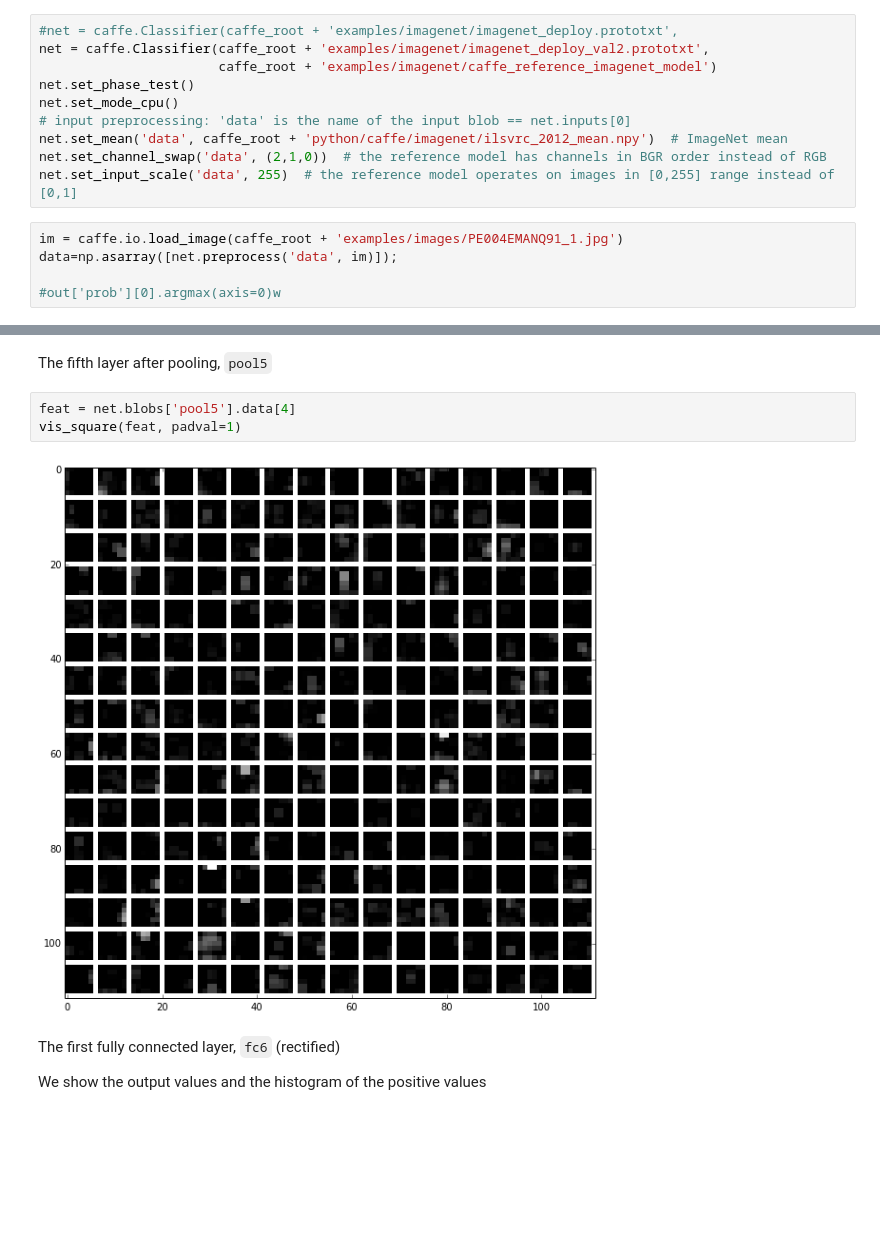
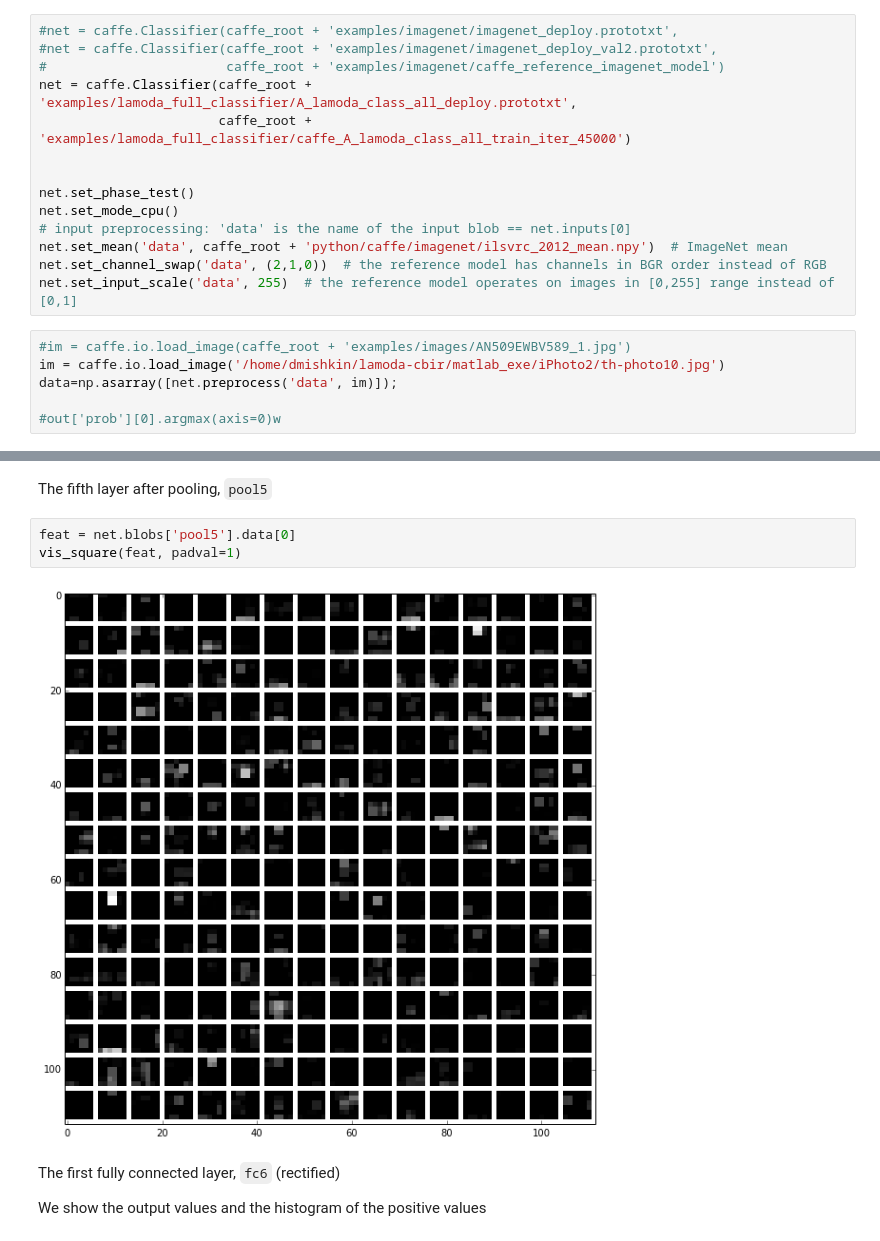
Before and after one commit to yshean/caffe, a Jupyter notebook: examples/filter_visualization.ipynb, the cells around one changed output, grey strips where cells are left out. Cells and saved outputs as stored; diff of their text form; blank space fills up the shorter version.

```diff
--- a/examples/filter_visualization.ipynb
+++ b/examples/filter_visualization.ipynb
@@ -23,8 +46,12 @@ plt.rcParams['image.cmap'] = 'gray'
 Follow the [instructions](http://caffe.berkeleyvision.org/getting_pretrained_models.html) for getting the pretrained models, load the net, specify test phase and CPU mode, and configure input preprocessing.
 # %%
 #net = caffe.Classifier(caffe_root + 'examples/imagenet/imagenet_deploy.prototxt',
-net = caffe.Classifier(caffe_root + 'examples/imagenet/imagenet_deploy_val2.prototxt',
-                       caffe_root + 'examples/imagenet/caffe_reference_imagenet_model')
+#net = caffe.Classifier(caffe_root + 'examples/imagenet/imagenet_deploy_val2.prototxt',
+#                       caffe_root + 'examples/imagenet/caffe_reference_imagenet_model')
+net = caffe.Classifier(caffe_root + 'examples/lamoda_full_classifier/A_lamoda_class_all_deploy.prototxt',
+                       caffe_root + 'examples/lamoda_full_classifier/caffe_A_lamoda_class_all_train_iter_45000')
+
+
 net.set_phase_test()
 net.set_mode_cpu()
 # input preprocessing: 'data' is the name of the input blob == net.inputs[0]
@@ -32,7 +59,8 @@ net.set_mean('data', caffe_root + 'python/caffe/imagenet/ilsvrc_2012_mean.npy')
 net.set_channel_swap('data', (2,1,0))  # the reference model has channels in BGR order instead of RGB
 net.set_input_scale('data', 255)  # the reference model operates on images in [0,255] range instead of [0,1]
 # %%
-im = caffe.io.load_image(caffe_root + 'examples/images/PE004EMANQ91_1.jpg')
+#im = caffe.io.load_image(caffe_root + 'examples/images/AN509EWBV589_1.jpg')
+im = caffe.io.load_image('/home/dmishkin/lamoda-cbir/matlab_exe/iPhoto2/th-photo10.jpg')
 data=np.asarray([net.preprocess('data', im)]);
 
 #out['prob'][0].argmax(axis=0)w
@@ -270,10 +317,10 @@ vis_square(feat, padval=0.5)
 # %% [markdown]
 The fifth layer after pooling, `pool5`
 # %%
-feat = net.blobs['pool5'].data[4]
+feat = net.blobs['pool5'].data[0]
 vis_square(feat, padval=1)
 # %% [output]
-[figure, old version]
+[figure, new version]
 # %% [markdown]
 The first fully connected layer, `fc6` (rectified)
 
```
Also changed, not shown: parts of 26 cells of this notebook.
